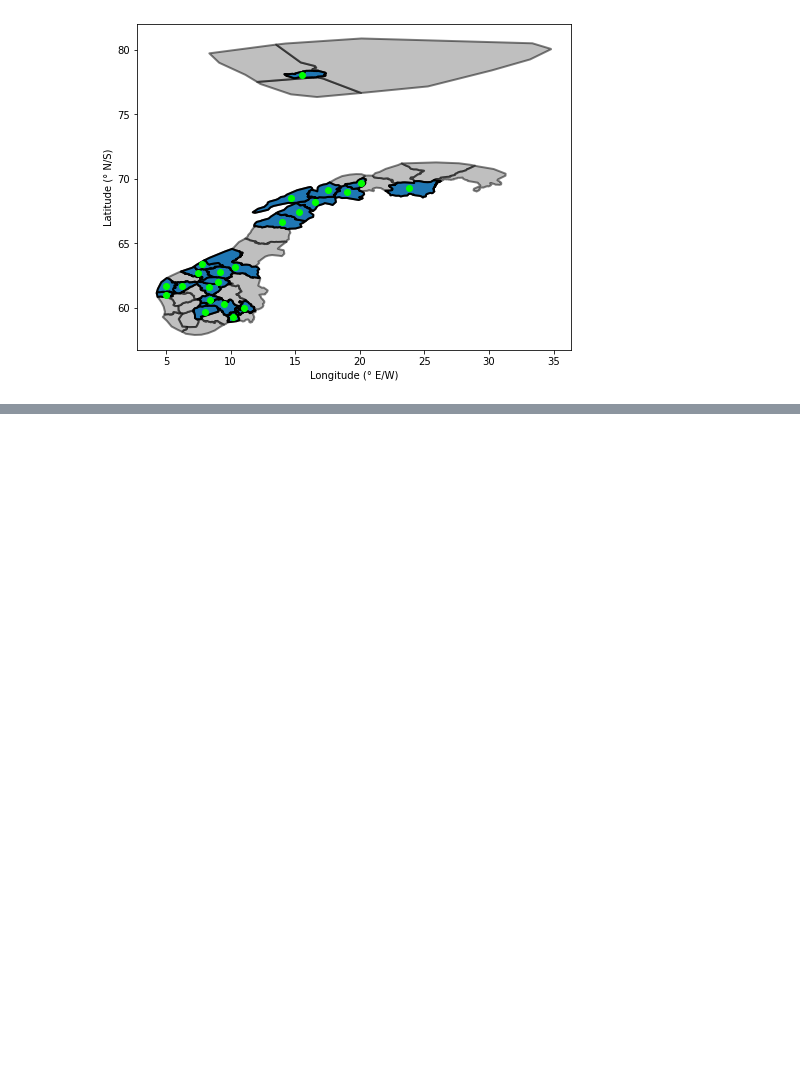
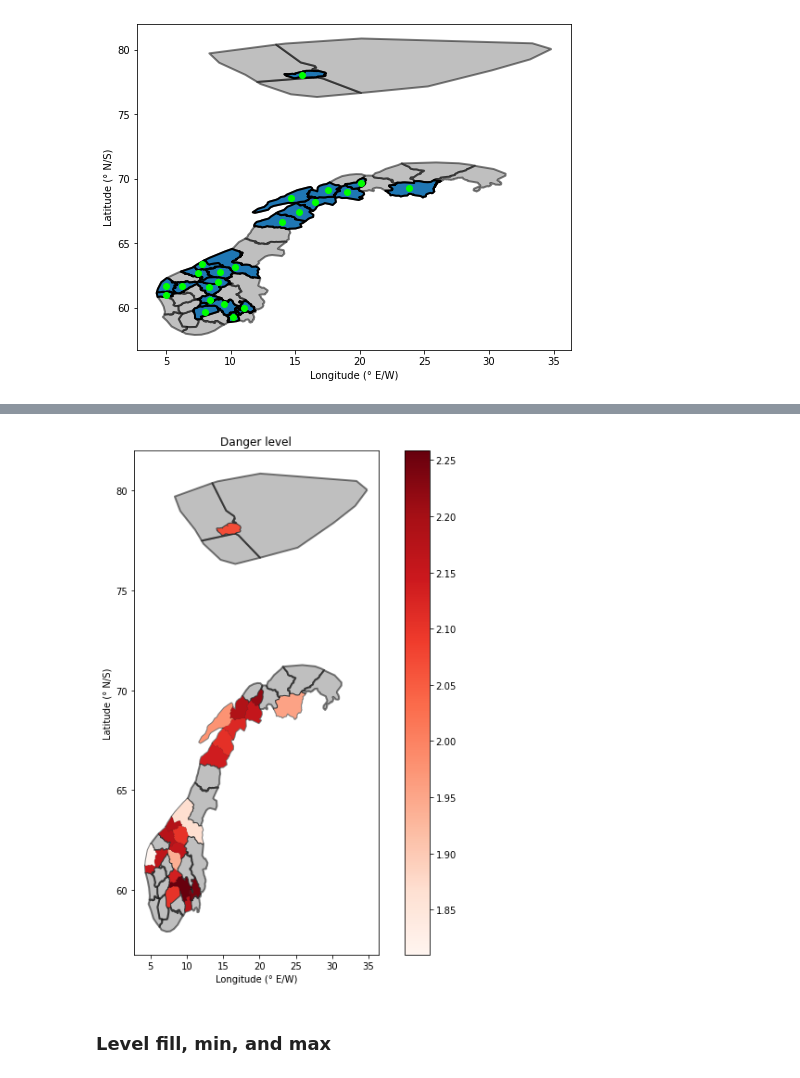
Before and after one commit to NVE/avalanche_ml, a Jupyter notebook: notebooks/analysis/0_distributions.ipynb, the cells around one changed output, grey strips where cells are left out. Saved outputs shown, nothing was run; the diff lists cells and outputs as text; code cells hidden in the pictures; blank space fills up the shorter version.

```diff
--- a/notebooks/analysis/0_distributions.ipynb
+++ b/notebooks/analysis/0_distributions.ipynb
@@ -788,0 +775,28 @@ plt.show()
+# %%
+def region_averages(list_of_regions, col_list):
+    """
+    Calculate average values for every column in col_list
+
+    Arguments:
+        list_of_regions(list): the regions you want to consider for plotting
+        col_list(list): the columns you want to average over
+
+        Note! You should be careful when doing averages for the lev_fill and _prop columns,
+        as illustrated above.
+
+    Returns:
+        df(DataFrame): a Pandas DataFrame containing the means for each region in
+        list_of_regions and every column in col_list
+    """
+    first_index = list_of_regions[0]
+    df = pd.DataFrame(regions.loc[first_index][col_list].mean()).T
+    df.index = [first_index]
+
+    for i in range(1, len(list_of_regions)):
+        index = list_of_regions[i]
+        temp = pd.DataFrame(regions.loc[index][col_list].mean()).T
+        temp.index= [index]
+
+        df = pd.concat([df, temp])
+
+    return df
@@ -788,0 +903,4 @@ plt.show()
+# %%
+danger_means = region_averages(regions_list_sub, ['danger_level_1'])
+geo_danger = gpd.GeoDataFrame(pd.concat([regions_to_predict, danger_means], ignore_index=False, axis=1))
+geo_danger
@@ -788,0 +925,15 @@ plt.show()
+# %%
+fig, ax = plt.subplots(figsize=(10, 10))
+
+map_regions.plot(facecolor='grey', edgecolor='k', alpha=0.5, linewidth=2.0, ax=ax)
+geo_danger.plot(column='danger_level_1', legend=True, cmap='Reds', ax=ax)
+
+ax.set_xlabel('Longitude (° E/W)')
+ax.set_ylabel('Latitude (° N/S)')
+ax.set_title('Danger level')
+
+plt.show()
+# %% [output]
+[figure, added]
+# %% [markdown]
+### Level fill, min, and max
```
Also changed, not shown: parts of 34 cells of this notebook.
